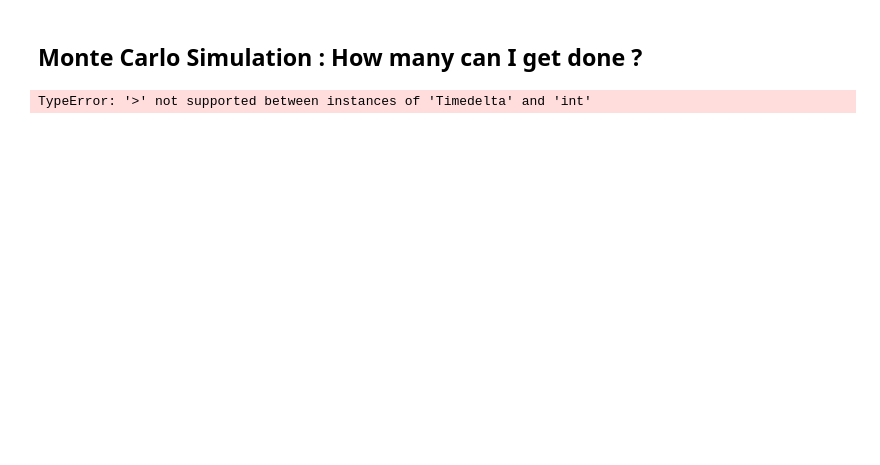
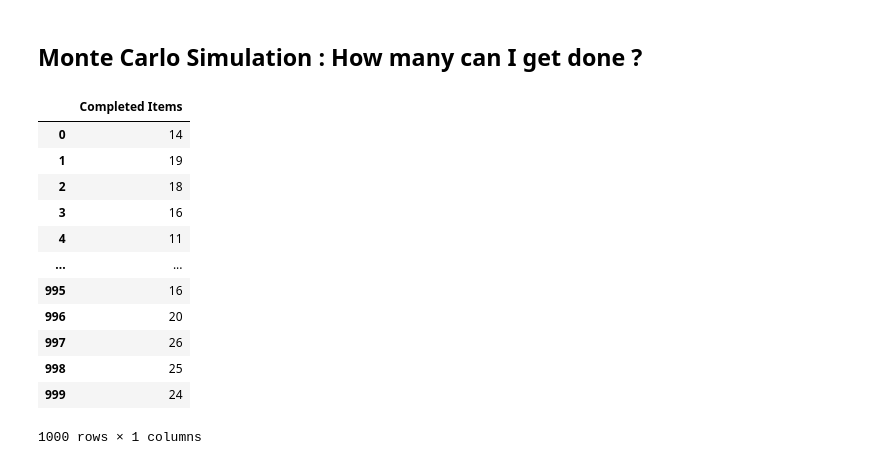
Before and after one commit to SelrahcD/monte-carlo-forecasting-notebook, a Jupyter notebook: forecasting.ipynb, the cells around one changed output. Saved outputs shown, nothing was run; the diff lists cells and outputs as text; code cells hidden in the pictures; blank space fills up the shorter version.

```diff
--- a/forecasting.ipynb
+++ b/forecasting.ipynb
@@ -293,27 +293,39 @@ plot_simulation_histogram(simulation_cycle_time, sim_cycle_time_percentiles)
 # %%
 simulation_results = []
 for _ in range(num_simulations):
-    items_remaining = num_items
     current_date = start_date
     end_date = start_date + timedelta(days=30) ## How many can I get done in 30 days?
 
-    while current_date - end_date > 0:
+    items_completed = 0
+    while current_date < end_date:
         # Randomly select a throughput value from the historical data
         daily_throughput = throughput['Throughput'].sample(1).values[0]
 
         # Decrease the number of items remaining
-        items_remaining -= daily_throughput
+        items_completed += daily_throughput
 
         # Move to the next day
         current_date += timedelta(days=1)
 
     # Record the completion date for this simulation run
-    simulation_results.append(current_date)
+    simulation_results.append(items_completed)
 
 # Convert simulation results to a DataFrame
-simulation_how_throughput = pd.DataFrame(simulation_results, columns=['Completion Date'])
+simulation_how_throughput = pd.DataFrame(simulation_results, columns=['Completed Items'])
 
 # Display the results
 simulation_how_throughput
 # %% [output]
+|  | Completed Items |
+| 0 | 14 |
+| 1 | 19 |
+| 2 | 18 |
+| 3 | 16 |
+| 4 | 11 |
+| ... | ... |
+| 995 | 16 |
+| 996 | 20 |
+| 997 | 26 |
+| 998 | 25 |
+| 999 | 24 |
-TypeError: '>' not supported between instances of 'Timedelta' and 'int'
+1000 rows × 1 columns
```
Also changed, not shown: parts of 9 cells of this notebook.
